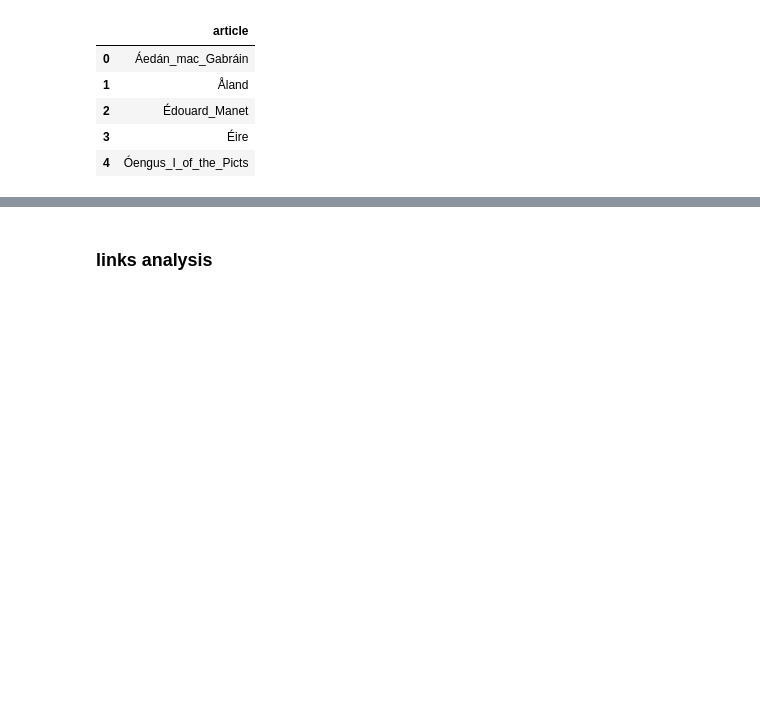
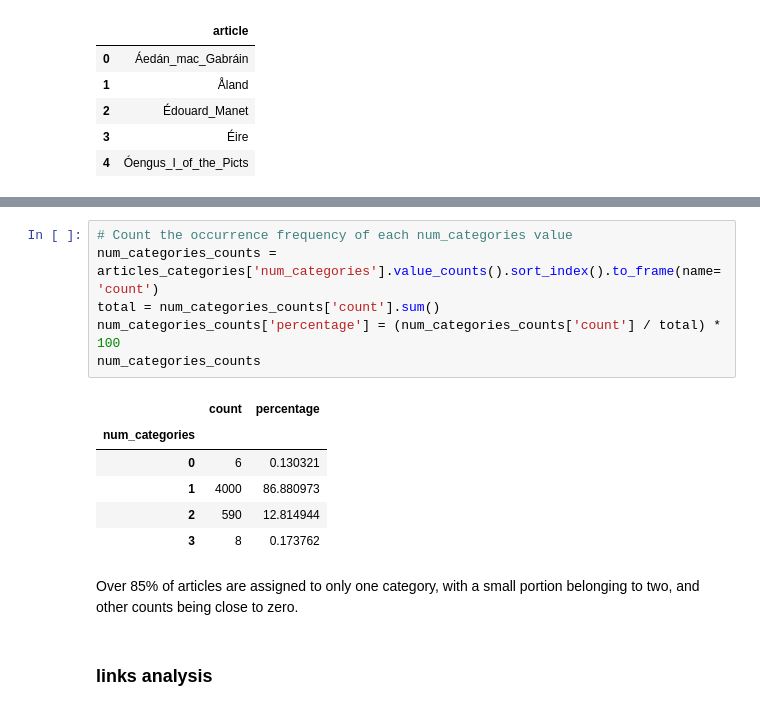
Before and after one commit to epfl-ada/ada-2024-project-genshinstart, a Jupyter notebook: results.ipynb, the cells around one changed output, grey strips where cells are left out. Saved outputs shown, nothing was run; the diff lists cells and outputs as text; blank space fills up the shorter version.

```diff
--- a/results.ipynb
+++ b/results.ipynb
@@ -40,3 +130,18 @@ catagories.head()
+# %%
+# Count the occurrence frequency of each num_categories value
+num_categories_counts = articles_categories['num_categories'].value_counts().sort_index().to_frame(name='count')
+total = num_categories_counts['count'].sum()
+num_categories_counts['percentage'] = (num_categories_counts['count'] / total) * 100
+num_categories_counts
+# %% [output]
+|  | count | percentage |
+| num_categories |  |  |
+| 0 | 6 | 0.130321 |
+| 1 | 4000 | 86.880973 |
+| 2 | 590 | 12.814944 |
+| 3 | 8 | 0.173762 |
+# %% [markdown]
+Over 85% of articles are assigned to only one category, with a small portion belonging to two, and other counts being close to zero.
 # %% [markdown]
 ### links analysis
 # %%
```
Also changed, not shown: parts of 16 cells of this notebook.
